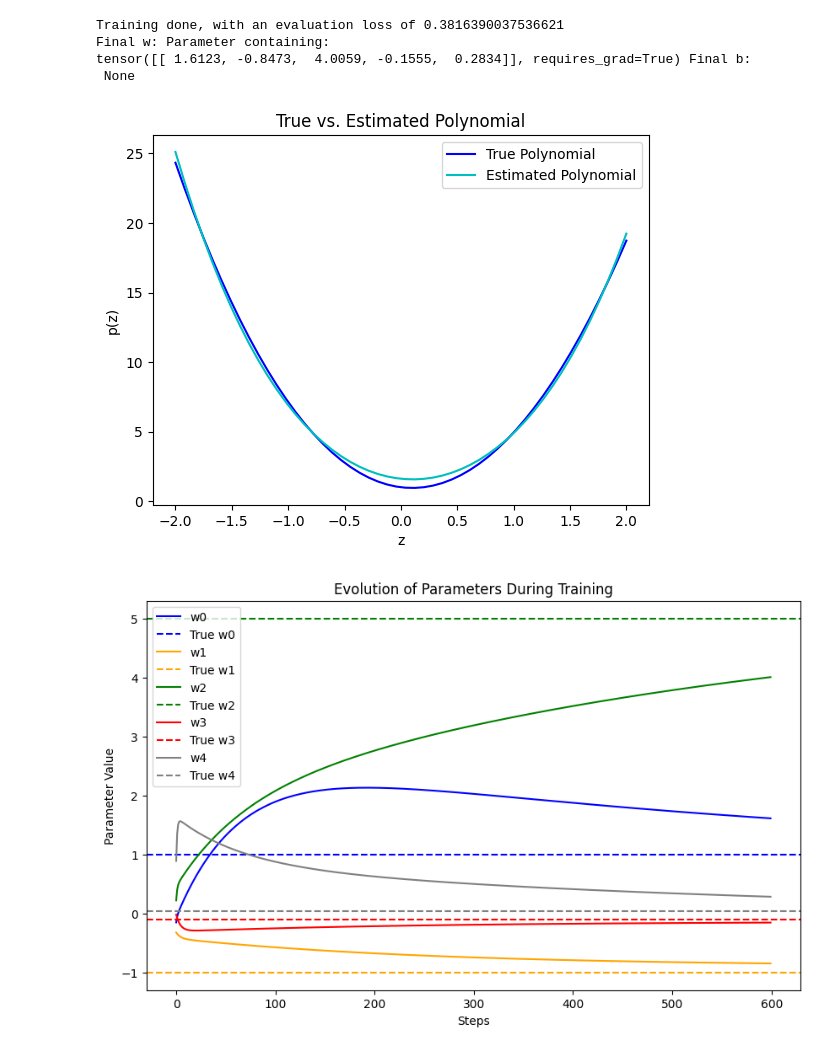
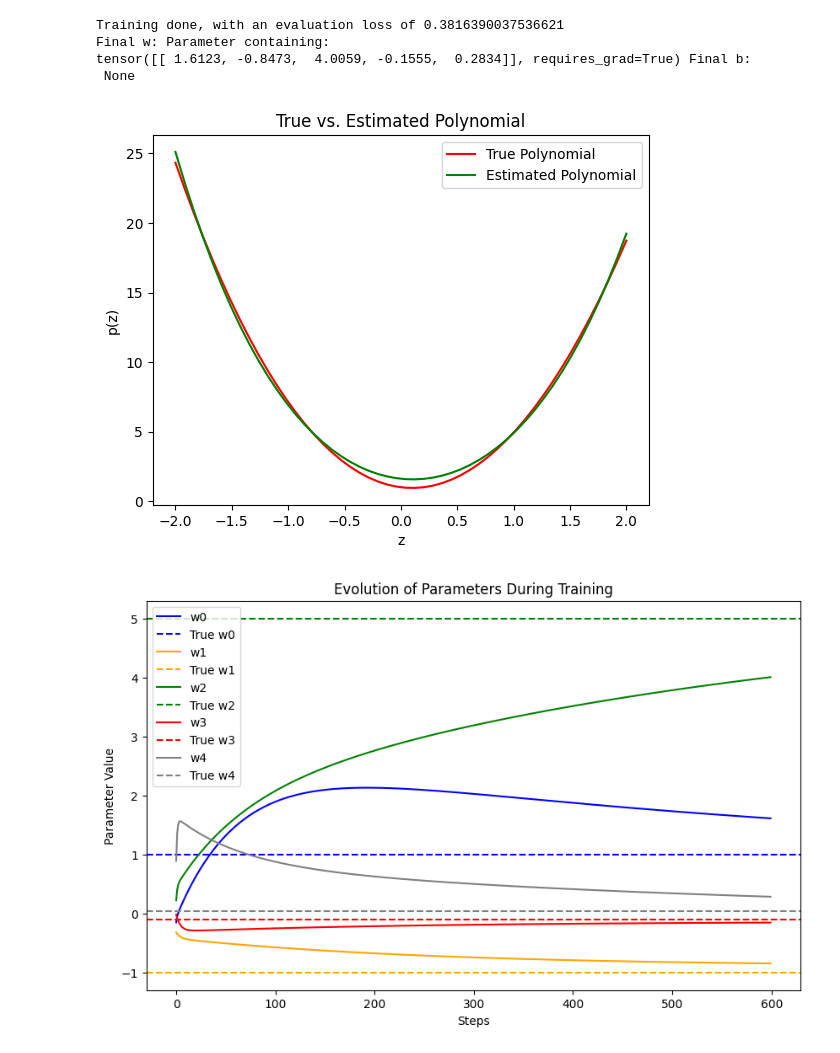
Before and after one commit to dami013/DeepLearning, a Jupyter notebook: assignment1/assignment.ipynb, the cells around one changed output. Cells and saved outputs as stored; diff of their text form; code cells hidden in the pictures.

```diff
--- a/assignment1/assignment.ipynb
+++ b/assignment1/assignment.ipynb
@@ -198,34 +198,26 @@ Final w: Parameter containing:
 tensor([[ 1.6123, -0.8473,  4.0059, -0.1555,  0.2834]], requires_grad=True) Final b:
  None
 # %%
-'''
-Code for Q8
-'''
 
-z_min, z_max = (-2,2)
+
+z_min, z_max = [-2,2]
 z = np.linspace(z_min, z_max)
 # Compute the true polynomial
 y_true = np.polyval(coeffs[::-1], z)
-
 est_weight = model.weight.flatten().tolist()
-#est_bias = model.bias.tolist()
 est_coeffs = est_weight[::-1]
-
-# Compute the estimated polynomial
-# (1 * est_weight[4] + z * est_weight[3] + z**2 * est_weight[2] + z**3 * est_weight[1] + z**4 * est_weight[0] + est_bias[0])
 est_y = np.polyval(est_coeffs, z)
-# +[est_bias[0]]
 
 
-plt.plot(z, y_true, color='b', label='True Polynomial')
-plt.plot(z, est_y, color='c', label='Estimated Polynomial')
+plt.plot(z, y_true, color='r', label='True Polynomial')
+plt.plot(z, est_y, color='g', label='Estimated Polynomial')
 plt.title("True vs. Estimated Polynomial")
 plt.xlabel('z')
 plt.ylabel('p(z)')
 plt.legend()
 plt.show()
 # %% [output]
-[figure, old version]
+[figure, new version]
 # %%
 # Define colors and labels
 colors = ['blue', 'orange', 'green', 'red', 'gray']
```
Also changed, not shown: parts of 1 cell of this notebook.
